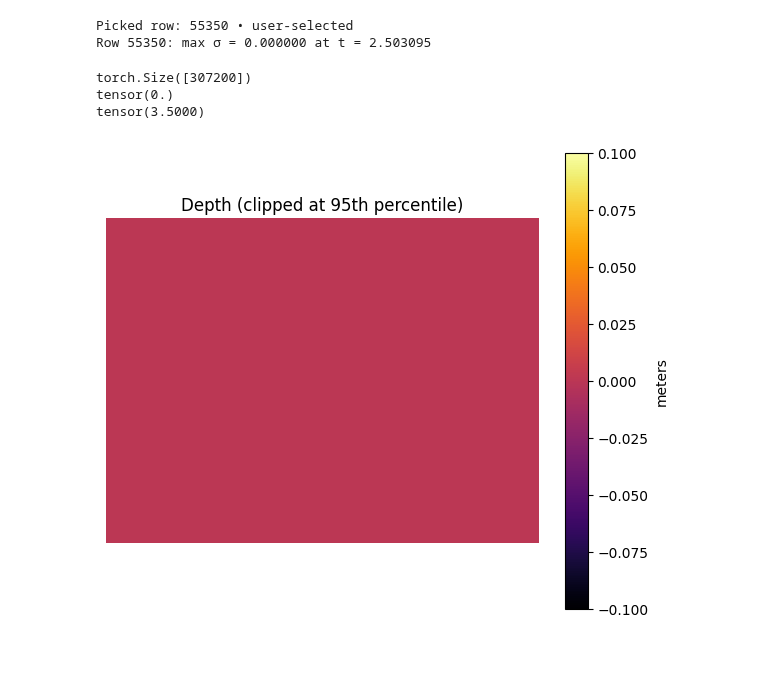
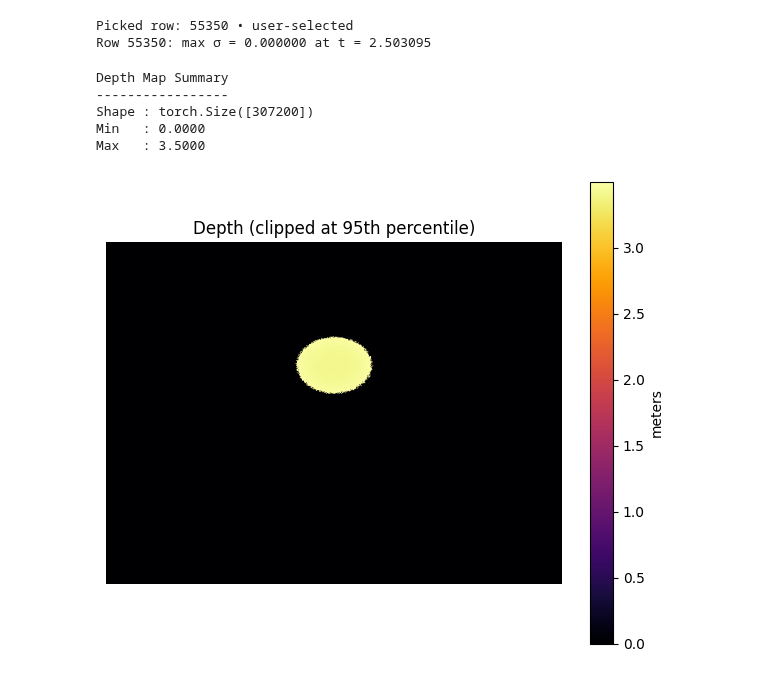
Before and after one commit to WikiGenius/nerf-lab, a Jupyter notebook: examples/demo_data_io/run_first_experiment_load.ipynb, the cells around one changed output. Cells and saved outputs as stored; diff of their text form; code cells hidden in the pictures.

```diff
--- a/examples/demo_data_io/run_first_experiment_load.ipynb
+++ b/examples/demo_data_io/run_first_experiment_load.ipynb
@@ -249,29 +249,37 @@ Row 55350: max σ = 0.000000 at t = 2.503095
 # %%
 import torch, matplotlib.pyplot as plt
 
 from nerflab.nerf_sigma_learning.ops import render_depth
 (t, delta, pts) = samples
 depth_map = render_depth(sigma_frame, delta, t)
-print(depth_map.shape)
-print(depth_map.min())
-print(depth_map.max())
+print(
+    f"Depth Map Summary\n"
+    f"-----------------\n"
+    f"Shape : {depth_map.shape}\n"
+    f"Min   : {depth_map.min():.4f}\n"
+    f"Max   : {depth_map.max():.4f}"
+)
+
 
 # If you know H,W:
 D = depth_map.view(H, W)     # reshape
 
 # Optional: clip long tails for nicer contrast (e.g., p95)
-hi = torch.quantile(D[D.isfinite()], 0.95).item()
+# hi = torch.quantile(D[D.isfinite()], 0.95).item()
+hi = torch.quantile(D[D.isfinite()], 1).item()
 D_vis = torch.clamp(D, 0, hi)
 
 plt.figure(figsize=(6,5))
 plt.imshow(D_vis.cpu().numpy(), cmap='inferno')
 plt.title("Depth (clipped at 95th percentile)")
 plt.axis('off')
 plt.colorbar(label='meters')
 plt.tight_layout()
 plt.show()
 # %% [output]
-torch.Size([307200])
-tensor(0.)
-tensor(3.5000)
+Depth Map Summary
+-----------------
+Shape : torch.Size([307200])
+Min   : 0.0000
+Max   : 3.5000
-[figure, old version]
+[figure, new version]
```
Also changed, not shown: parts of 1 cell of this notebook, 2 other files.
